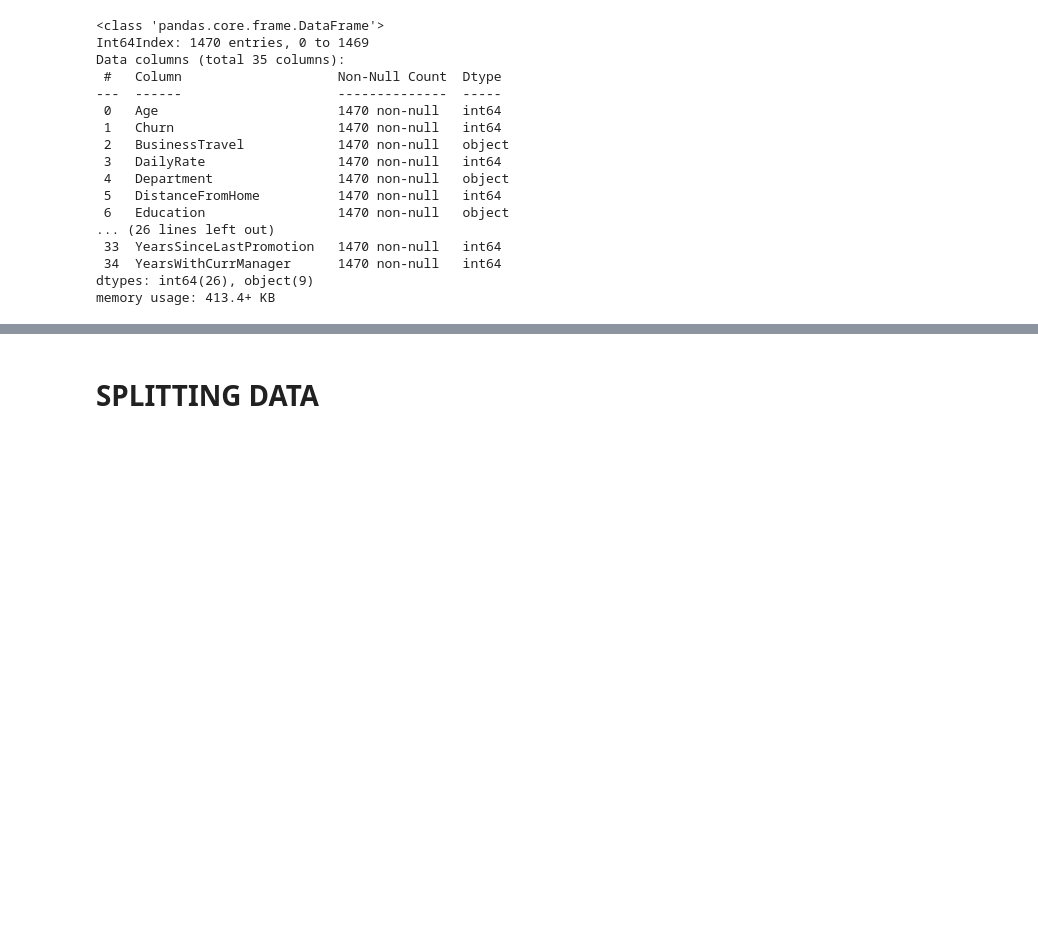
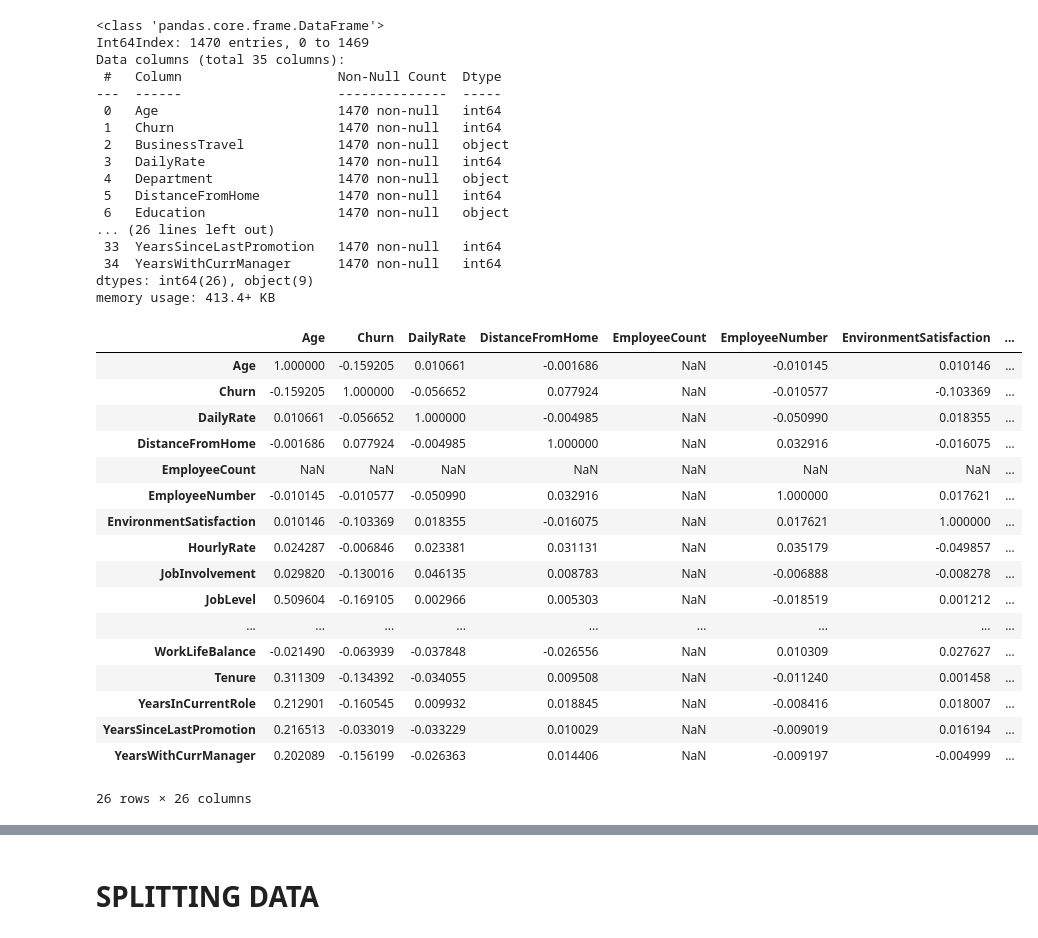
Before and after one commit to Miatta-Sinayoko/Employee-Churn-Prediction, a Jupyter notebook: explore.ipynb, the cells around one changed output, grey strips where cells are left out. Drawn from its saved outputs; the diff is of its cells as text; code cells hidden in the pictures; blank space fills up the shorter version.

```diff
--- a/explore.ipynb
+++ b/explore.ipynb
@@ -315,3 +315,28 @@ Data columns (total 35 columns):
  34  YearsWithCurrManager      1470 non-null   int64
 dtypes: int64(26), object(9)
 memory usage: 413.4+ KB
+# %%
+# Calculate the correlation matrix
+HR_df_correlation = HR_df.corr()
+
+# Display the correlation matrix
+(HR_df_correlation)
+# %% [output]
+|  | Age | Churn | DailyRate | DistanceFromHome | EmployeeCount | EmployeeNumber | EnvironmentSatisfaction | ... |
+| Age | 1.000000 | -0.159205 | 0.010661 | -0.001686 | NaN | -0.010145 | 0.010146 | ... |
+| Churn | -0.159205 | 1.000000 | -0.056652 | 0.077924 | NaN | -0.010577 | -0.103369 | ... |
+| DailyRate | 0.010661 | -0.056652 | 1.000000 | -0.004985 | NaN | -0.050990 | 0.018355 | ... |
+| DistanceFromHome | -0.001686 | 0.077924 | -0.004985 | 1.000000 | NaN | 0.032916 | -0.016075 | ... |
+| EmployeeCount | NaN | NaN | NaN | NaN | NaN | NaN | NaN | ... |
+| EmployeeNumber | -0.010145 | -0.010577 | -0.050990 | 0.032916 | NaN | 1.000000 | 0.017621 | ... |
+| EnvironmentSatisfaction | 0.010146 | -0.103369 | 0.018355 | -0.016075 | NaN | 0.017621 | 1.000000 | ... |
+| HourlyRate | 0.024287 | -0.006846 | 0.023381 | 0.031131 | NaN | 0.035179 | -0.049857 | ... |
+| JobInvolvement | 0.029820 | -0.130016 | 0.046135 | 0.008783 | NaN | -0.006888 | -0.008278 | ... |
+| JobLevel | 0.509604 | -0.169105 | 0.002966 | 0.005303 | NaN | -0.018519 | 0.001212 | ... |
+| ... | ... | ... | ... | ... | ... | ... | ... | ... |
+| WorkLifeBalance | -0.021490 | -0.063939 | -0.037848 | -0.026556 | NaN | 0.010309 | 0.027627 | ... |
+| Tenure | 0.311309 | -0.134392 | -0.034055 | 0.009508 | NaN | -0.011240 | 0.001458 | ... |
+| YearsInCurrentRole | 0.212901 | -0.160545 | 0.009932 | 0.018845 | NaN | -0.008416 | 0.018007 | ... |
+| YearsSinceLastPromotion | 0.216513 | -0.033019 | -0.033229 | 0.010029 | NaN | -0.009019 | 0.016194 | ... |
+| YearsWithCurrManager | 0.202089 | -0.156199 | -0.026363 | 0.014406 | NaN | -0.009197 | -0.004999 | ... |
+26 rows × 26 columns
```
Also changed, not shown: parts of 16 cells of this notebook.
